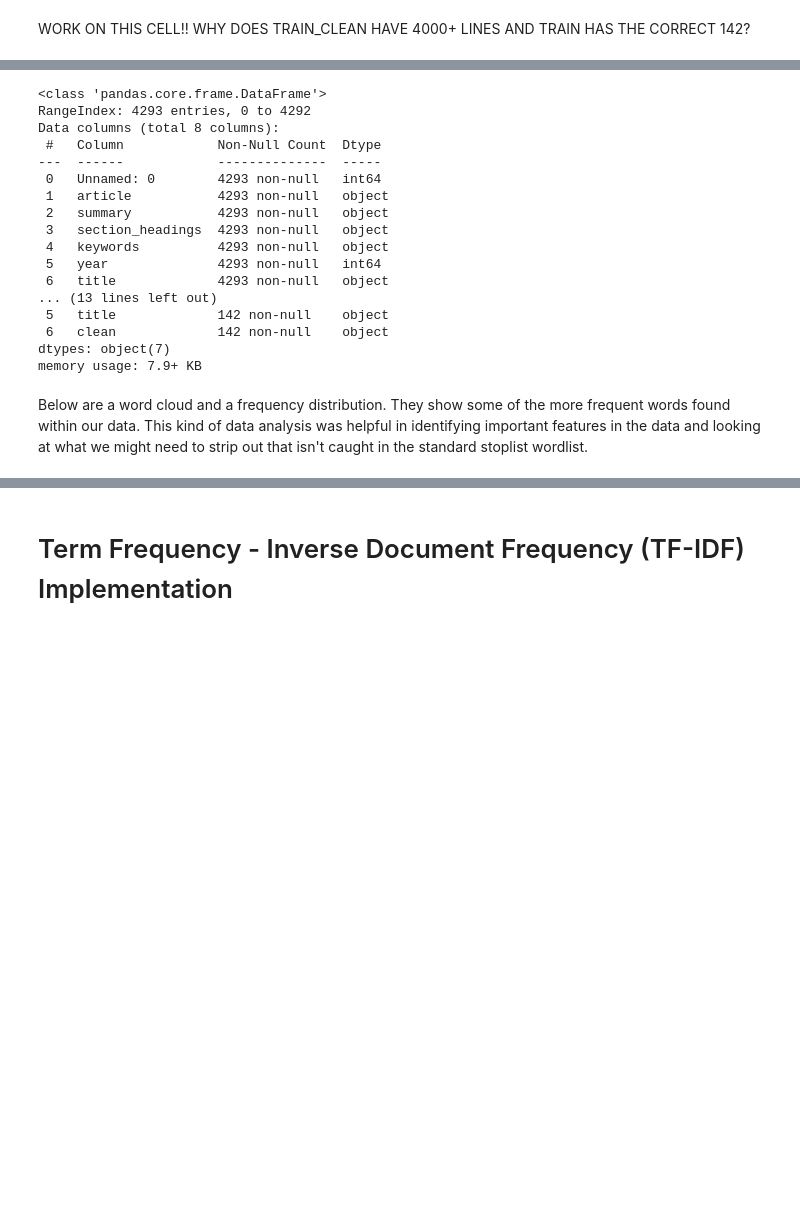
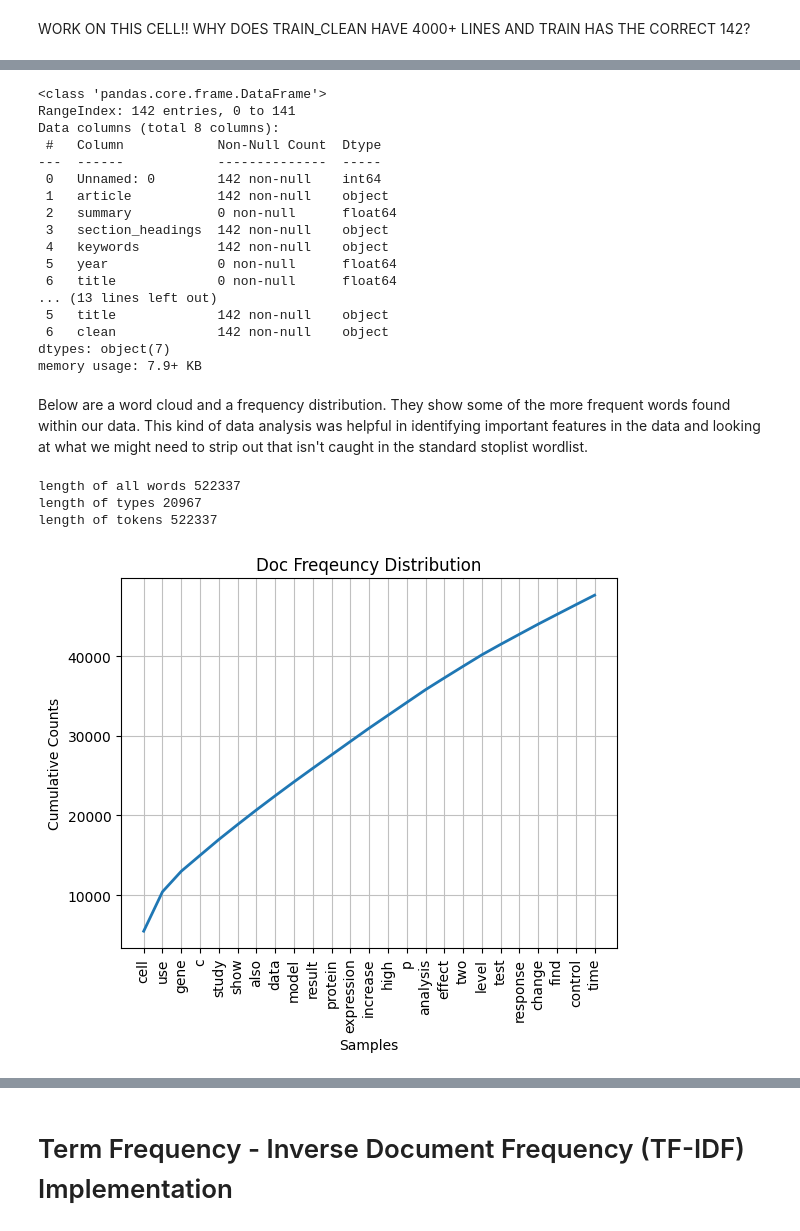
Before and after one commit to michael-pollack/573Project, a Jupyter notebook: project.ipynb, the cells around one changed output, grey strips where cells are left out. Cells and saved outputs as stored; diff of their text form; code cells hidden in the pictures; blank space fills up the shorter version.

```diff
--- a/project.ipynb
+++ b/project.ipynb
@@ -336,8 +331,8 @@ WORK ON THIS CELL!!
 WHY DOES TRAIN_CLEAN HAVE 4000+ LINES AND TRAIN HAS THE CORRECT 142?
 # %%
 #only run this cell if you have a copy of the cleaned training data
-df_elife_train_clean = pd.read_csv('data/df_elife_train_clean.csv')
+df_elife_clean = pd.read_csv('df_elife_clean.csv')
 # df_elife_train_clean.head()
-df_elife_train_clean.info()
+df_elife_clean.info()
 # %% [output]
 <class 'pandas.core.frame.DataFrame'>
@@ -358,19 +353,19 @@ memory usage: 268.4+ KB
 # %%
-df_elife_train_clean.info()
-df_elife_train.info()
+df_elife_clean.info()
+df_elife.info()
 # %% [output]
 <class 'pandas.core.frame.DataFrame'>
-RangeIndex: 4293 entries, 0 to 4292
+RangeIndex: 142 entries, 0 to 141
 Data columns (total 8 columns):
  #   Column            Non-Null Count  Dtype
 ---  ------            --------------  -----
- 0   Unnamed: 0        4293 non-null   int64
- 1   article           4293 non-null   object
- 2   summary           4293 non-null   object
- 3   section_headings  4293 non-null   object
- 4   keywords          4293 non-null   object
- 5   year              4293 non-null   int64
- 6   title             4293 non-null   object
+ 0   Unnamed: 0        142 non-null    int64
+ 1   article           142 non-null    object
+ 2   summary           0 non-null      float64
+ 3   section_headings  142 non-null    object
+ 4   keywords          142 non-null    object
+ 5   year              0 non-null      float64
+ 6   title             0 non-null      float64
 ... (13 lines left out)
  5   title             142 non-null    object
  6   clean             142 non-null    object
@@ -390,5 +385,10 @@ def wordcloud_maker(df, stopwords = None):
 #wordcloud_maker(df_elife_train_clean)
 # %%
 #checking custom stop lists and cleaning worked. Cut down 246k words
-clean_doc_list = df_elife_train_clean.clean.tolist()
+clean_doc_list = df_elife_clean.clean.tolist()
 freqdist_maker(clean_doc_list)
+# %% [output]
+length of all words 522337
+length of types 20967
+length of tokens 522337
+[figure, added]
```
Also changed, not shown: parts of 31 cells of this notebook, 7 other files.
